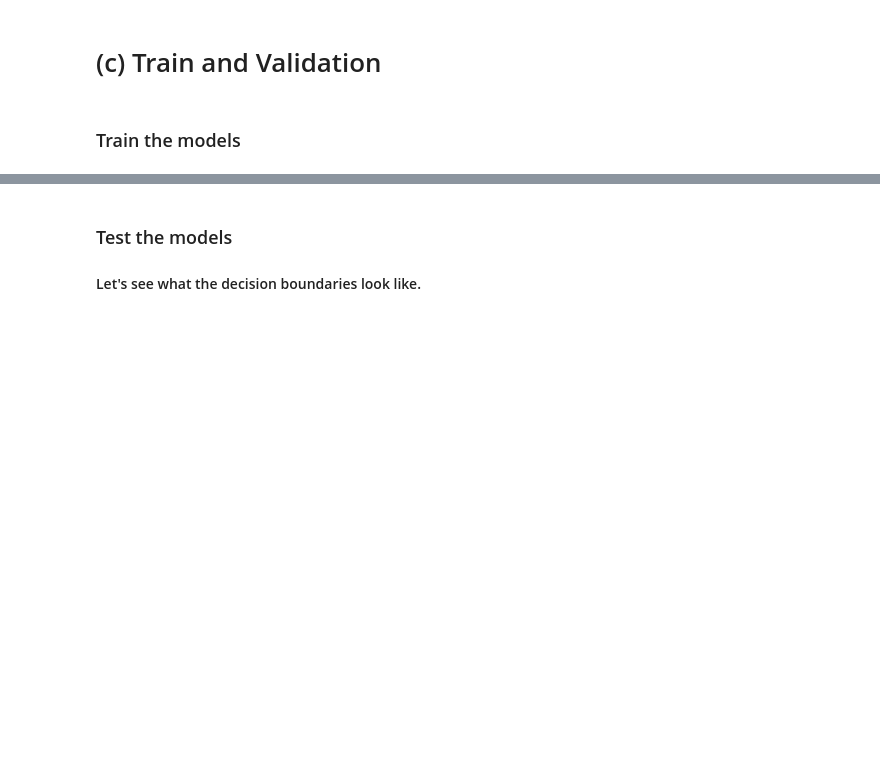
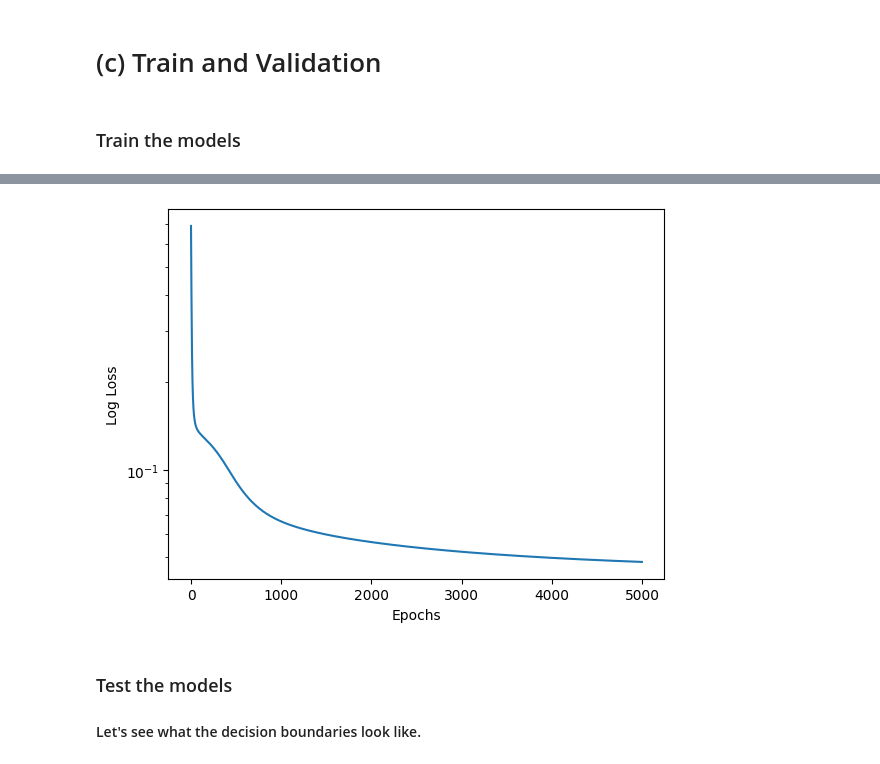
Before and after one commit to eth-tran/CS479-Assignment-3, a Jupyter notebook: a3q3.ipynb, the cells around one changed output, grey strips where cells are left out. Drawn from its saved outputs; the diff is of its cells as text; code cells hidden in the pictures; blank space fills up the shorter version.

```diff
--- a/a3q3.ipynb
+++ b/a3q3.ipynb
@@ -184,4 +186,7 @@ Final loss = 0.1078106090426445
 
 
 #network with l2 regularization (l2net) training here
-l2losses = None
+l2net.drop_lyr1.dropprob = 0.
+l2net.drop_lyr2.dropprob = 0.
+l2losses = l2net.learn(train.inputs(), train.targets(), epochs=n_epochs, lr=lr, l2_lambda=1e-3)
+# %% [output]
@@ -188,3 +194,4 @@ l2losses = None
+[figure, added]
 # %% [markdown]
 ### Test the models
 #### Let's see what the decision boundaries look like.
```
Also changed, not shown: parts of 8 cells of this notebook.
